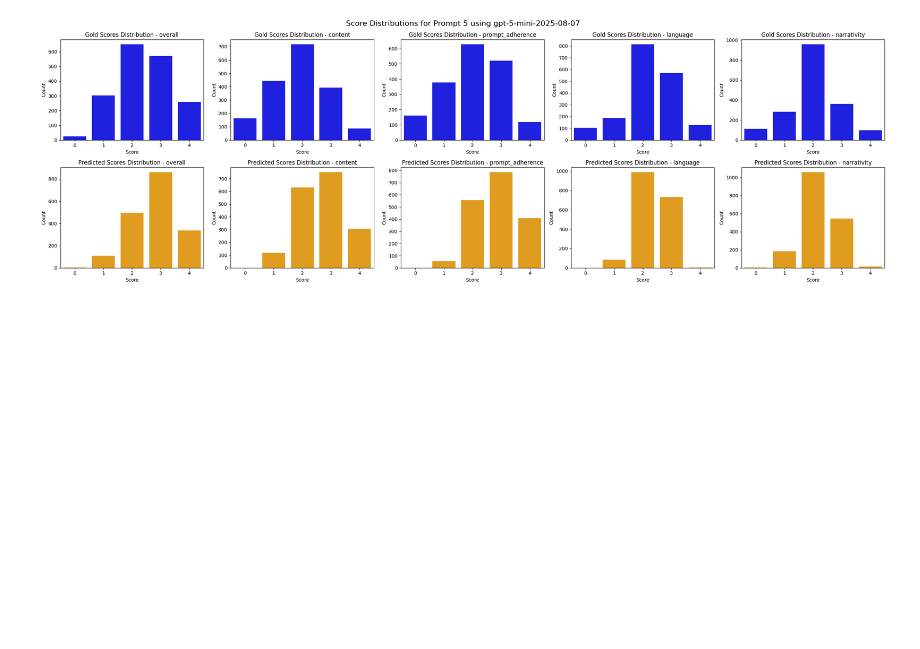
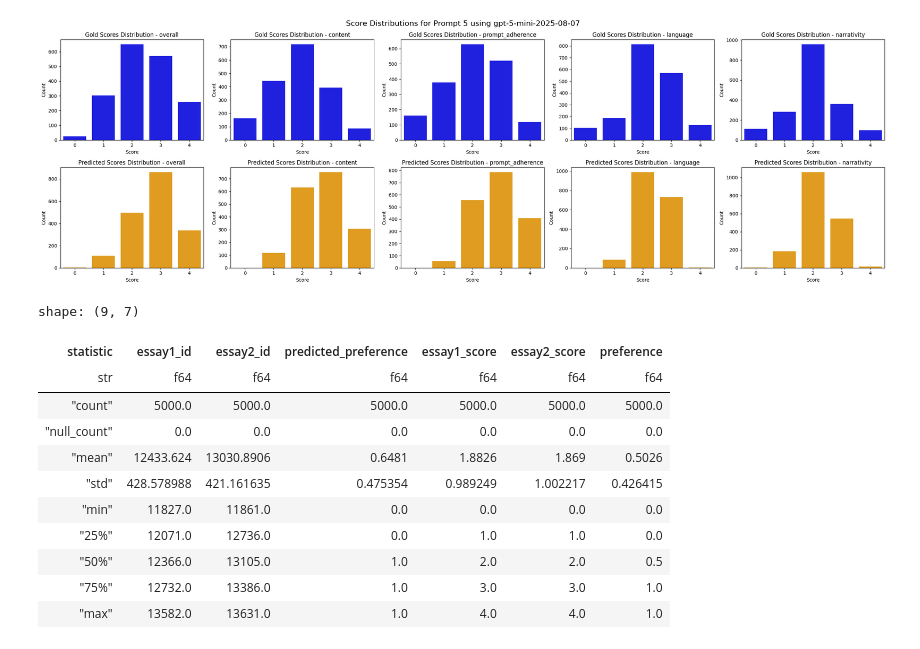
Before and after one commit to takumi0shibata/exp, a Jupyter notebook: src/90_vanilla_zero.ipynb, the cells around one changed output. Saved outputs shown, nothing was run; the diff lists cells and outputs as text; code cells hidden in the pictures; blank space fills up the shorter version.

```diff
--- a/src/90_vanilla_zero.ipynb
+++ b/src/90_vanilla_zero.ipynb
@@ -217,3 +217,30 @@ plt.tight_layout()
 plt.show()
 # %% [output]
 [figure]
+# %%
+TARGET_ATTRIBUTES = target_attribute(5)
+
+# -----------------------------
+# Data Preparation
+# -----------------------------
+# Load battles for all attributes
+battles_dict: dict[str, pl.DataFrame] = {}
+for attr in TARGET_ATTRIBUTES:
+    csv_path = f"../sample/train_gemma-3n-e2b-it_5_12_{attr}_5000.csv"
+    battles = pl.read_csv(csv_path)
+    battles_dict[attr] = battles
+# %%
+battles_dict[TARGET_ATTRIBUTES[1]].describe()
+# %% [output]
+shape: (9, 7)
+| statistic | essay1_id | essay2_id | predicted_preference | essay1_score | essay2_score | preference |
+| str | f64 | f64 | f64 | f64 | f64 | f64 |
+| "count" | 5000.0 | 5000.0 | 5000.0 | 5000.0 | 5000.0 | 5000.0 |
+| "null_count" | 0.0 | 0.0 | 0.0 | 0.0 | 0.0 | 0.0 |
+| "mean" | 12433.624 | 13030.8906 | 0.6481 | 1.8826 | 1.869 | 0.5026 |
+| "std" | 428.578988 | 421.161635 | 0.475354 | 0.989249 | 1.002217 | 0.426415 |
+| "min" | 11827.0 | 11861.0 | 0.0 | 0.0 | 0.0 | 0.0 |
+| "25%" | 12071.0 | 12736.0 | 0.0 | 1.0 | 1.0 | 0.0 |
+| "50%" | 12366.0 | 13105.0 | 1.0 | 2.0 | 2.0 | 0.5 |
+| "75%" | 12732.0 | 13386.0 | 1.0 | 3.0 | 3.0 | 1.0 |
+| "max" | 13582.0 | 13631.0 | 1.0 | 4.0 | 4.0 | 1.0 |
```
Also changed, not shown: 4 other files.
